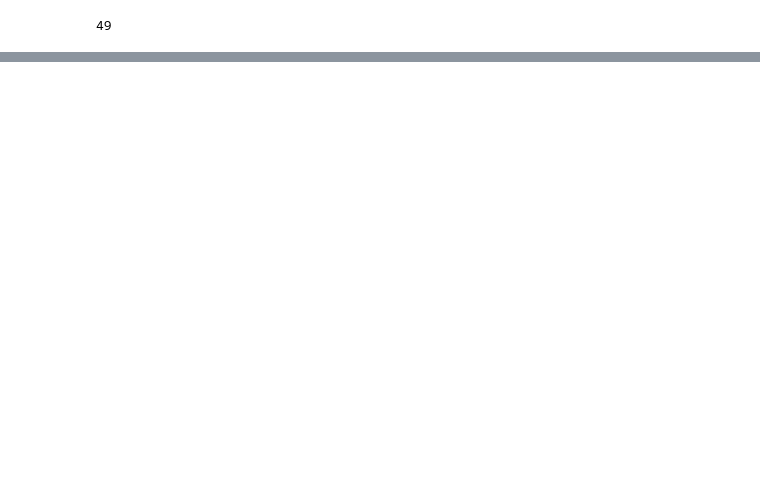
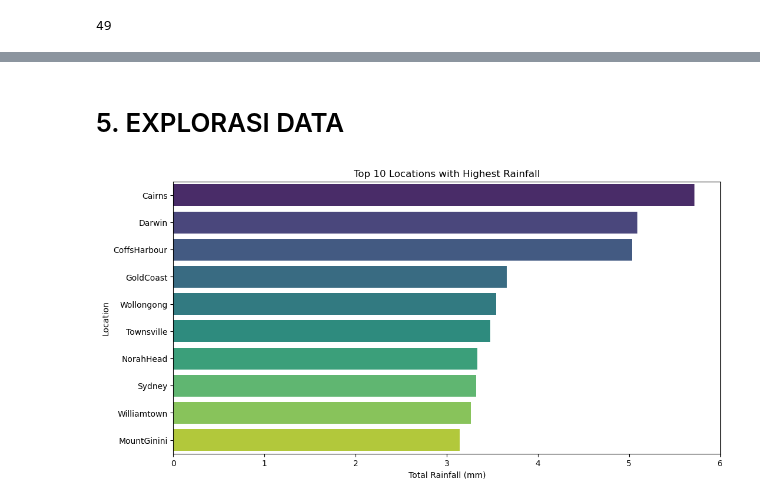
Before and after one commit to mastirt/H8_5_Batch, a Jupyter notebook: Final_Project/fp2/PYTN_KampusMerdeka_fp2_MahesaTirtaPanjalu.ipynb, the cells around one changed output, grey strips where cells are left out. Drawn from its saved outputs; the diff is of its cells as text; code cells hidden in the pictures; blank space fills up the shorter version.

```diff
--- a/Final_Project/fp2/PYTN_KampusMerdeka_fp2_MahesaTirtaPanjalu.ipynb
+++ b/Final_Project/fp2/PYTN_KampusMerdeka_fp2_MahesaTirtaPanjalu.ipynb
@@ -349,3 +453,5 @@ plot_corr(df)
 len(df['Location'].value_counts())
 # %% [output]
 49
+# %%
+df['Date'] = pd.to_datetime(df['Date'])
@@ -351,0 +477,4 @@ len(df['Location'].value_counts())
+# %%
+# menghapus kolom date
+df = df.drop(columns='Date')
+df.sample()
@@ -351,0 +484,16 @@ len(df['Location'].value_counts())
+# %% [markdown]
+# 5. EXPLORASI DATA
+# %%
+
+# Mengurutkan lokasi berdasarkan rata-rata curah hujan tertinggi
+top_rain_locations = df.groupby('Location')['Rainfall'].mean().sort_values(ascending=False).head(10)
+
+# Plotting
+plt.figure(figsize=(12, 6))
+sns.barplot(x=top_rain_locations, y=top_rain_locations.index, palette='viridis')
+plt.title('Top 10 Locations with Highest Rainfall')
+plt.xlabel('Total Rainfall (mm)')
+plt.ylabel('Location')
+plt.show()
+# %% [output]
+[figure, added]
```
Also changed, not shown: parts of 129 cells of this notebook, 4 other files.
